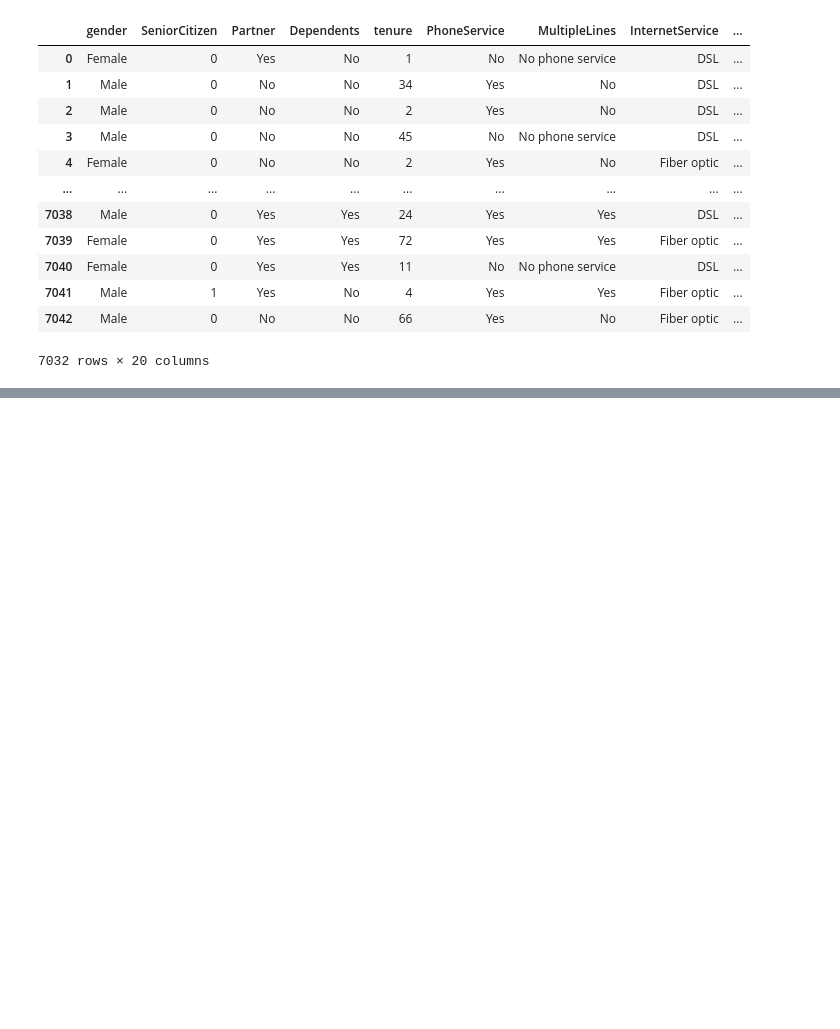
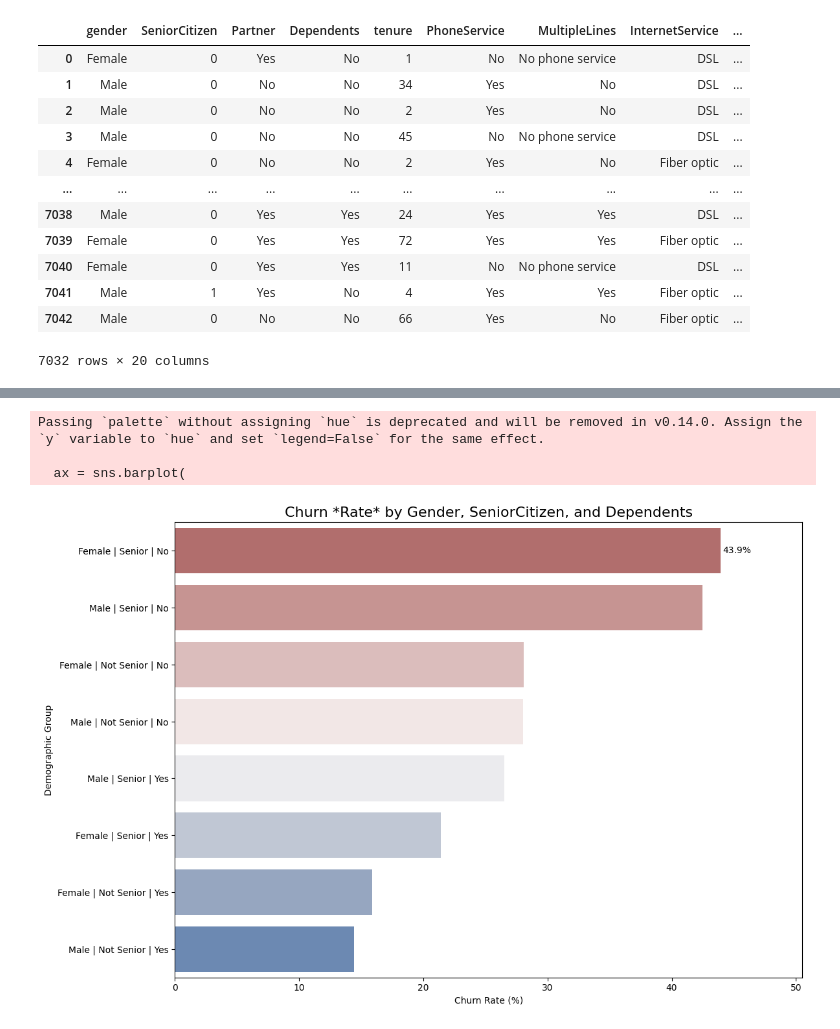
Before and after one commit to spraxx/churn-prediction-pipeline, a Jupyter notebook: notebooks/eda_intro.ipynb, the cells around one changed output, grey strips where cells are left out. Drawn from its saved outputs; the diff is of its cells as text; code cells hidden in the pictures; blank space fills up the shorter version.

```diff
--- a/notebooks/eda_intro.ipynb
+++ b/notebooks/eda_intro.ipynb
@@ -215,0 +249,42 @@ df.fillna(df["TotalCharges"].mean())
+# %%
+df['Senior'] = df['SeniorCitizen'].map({0: 'Not Senior', 1: 'Senior'})
+
+crosstab = pd.crosstab(
+    [df['gender'], df['Senior'], df['Dependents']],
+    df['Churn'],
+    normalize='index'
+) * 100
+
+churn_rate = crosstab[['Yes']].reset_index()
+
+churn_rate['group'] = (
+    churn_rate['gender'] + ' | ' +
+    churn_rate['Senior'] + ' | ' +
+    churn_rate['Dependents']
+)
+
+churn_rate = churn_rate.sort_values(by='Yes', ascending=False)
+
+plt.figure(figsize=(12, 8))
+ax = sns.barplot(
+    data=churn_rate,
+    x='Yes',
+    y='group',
+    palette='vlag_r'
+)
+
+ax.bar_label(ax.containers[0], fmt='%.1f%%', fontsize=10, padding=3)
+
+ax.set_title('Churn *Rate* by Gender, SeniorCitizen, and Dependents', fontsize=16)
+ax.set_xlabel('Churn Rate (%)')
+ax.set_ylabel('Demographic Group')
+
+ax.set_xlim(0, max(churn_rate['Yes']) * 1.15)
+
+plt.tight_layout()
+plt.show()
+# %% [output]
+Passing `palette` without assigning `hue` is deprecated and will be removed in v0.14.0. Assign the `y` variable to `hue` and set `legend=False` for the same effect.
+
+  ax = sns.barplot(
+[figure, added]
```
Also changed, not shown: parts of 7 cells of this notebook, 5 other files.
